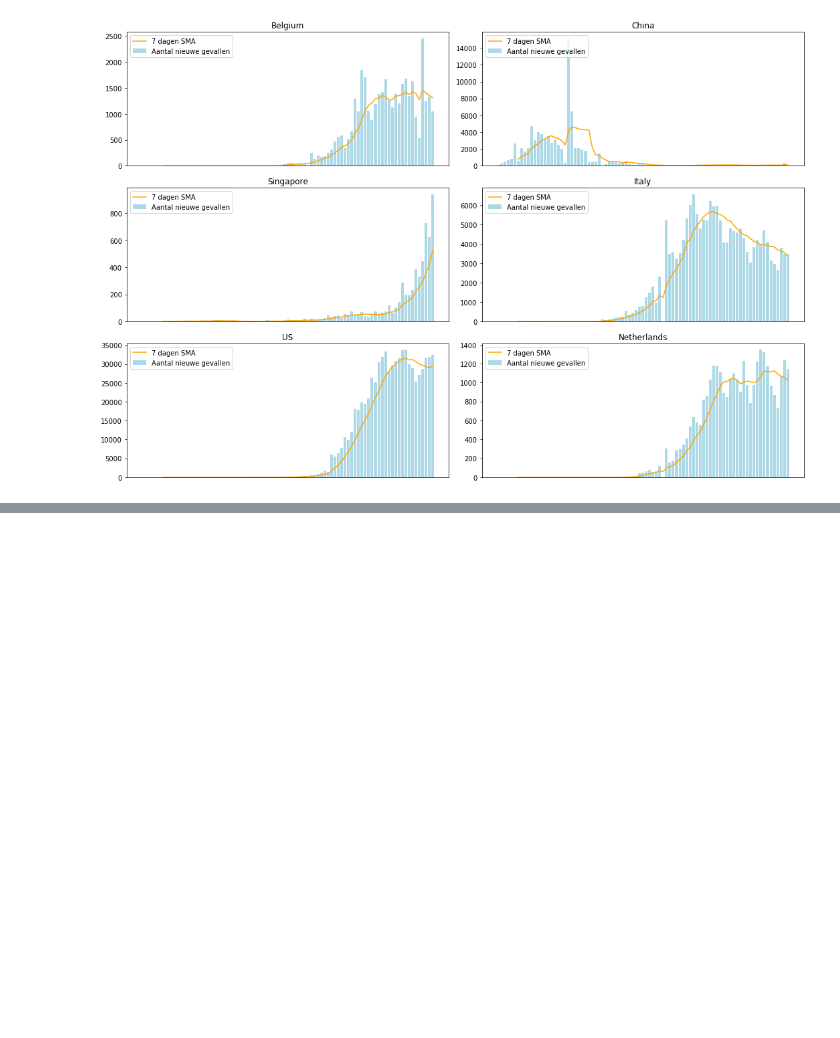
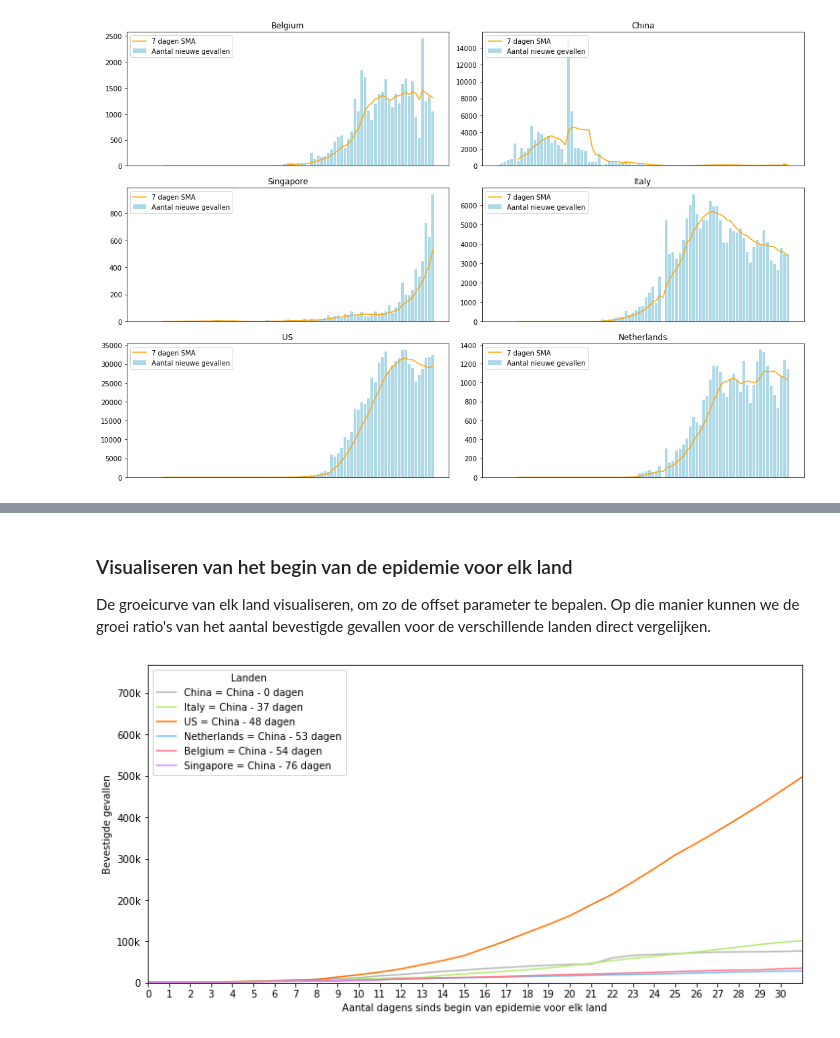
Before and after one commit to WouterStemgee/covid19-dashboard, a Jupyter notebook: outbreak_evolution.ipynb, the cells around one changed output, grey strips where cells are left out. Saved outputs shown, nothing was run; the diff lists cells and outputs as text; code cells hidden in the pictures; blank space fills up the shorter version.

```diff
--- a/outbreak_evolution.ipynb
+++ b/outbreak_evolution.ipynb
@@ -79,0 +88,20 @@ for i, country in enumerate(countries):
+# %%
+def convert_to_ts (data, country):
+  df = pd.DataFrame(data[data['Country/Region'] == country].reset_index().sum(
+    axis=0, numeric_only=True
+  )[3:]).reset_index()
+  df.columns = ['date', 'count']
+  df['date'] = df['date'].astype('datetime64[ns]')
+  return df
+
+url = 'https://raw.githubusercontent.com/CSSEGISandData/COVID-19/master/csse_covid_19_data/csse_covid_19_time_series/time_series_covid19_confirmed_global.csv'
+data = pd.read_csv(url, delimiter=',')
+dat = [
+  { 'name': 'China', 'color': 'light_gray' },
+  { 'name': 'Belgium', 'color': 'light_red' },
+  { 'name': 'Italy', 'color': 'light_green' },
+  { 'name': 'Netherlands', 'color': 'light_blue' },
+  { 'name': 'Singapore', 'color': 'light_purple' },
+  { 'name': 'US', 'color': 'orange' },
+]
+countries = { d['name']: convert_to_ts(data, d['name']) for d in dat}
@@ -79,0 +144,31 @@ for i, country in enumerate(countries):
+# %% [markdown]
+### Visualiseren van het begin van de epidemie voor elk land
+De groeicurve van elk land visualiseren, om zo de offset parameter te bepalen. Op die manier kunnen we de groei ratio's van het aantal bevestigde gevallen voor de verschillende landen direct vergelijken.
+# %%
+fig = plt.figure(figsize=(12, 6))
+ax = fig.add_subplot(111)
+
+for d in dat:
+  country_name, offset, color_key = itemgetter('name', 'offset', 'color')(d)
+  country = countries[country_name]
+  ax.plot(
+    country['date'] - np.timedelta64(offset, 'D'),
+    country['count'],
+    label=f'{country_name} = China - {offset} dagen',
+    color=colors[color_key]
+  )
+
+plt.xlim((np.datetime64('2020-01-22'), np.datetime64('2020-02-22')))
+plt.xticks([np.datetime64('2020-01-22') + np.timedelta64(d, 'D') for d in range(0, 31)])
+ax.set_xticklabels(range(0, 31))
+plt.xlabel('Aantal dagens sinds begin van epidemie voor elk land')
+
+plt.ylim(bottom=0)
+ax.set_yticklabels(['0' if x == 0 else '{:.0f}k'.format(int(x) / 1000) for x in ax.get_yticks().tolist()])
+plt.ylabel('Bevestigde gevallen')
+
+plt.legend(title='Landen', loc='upper left')
+
+plt.show()
+# %% [output]
+[figure, added]
```
Also changed, not shown: parts of 18 cells of this notebook, 1 other file.
